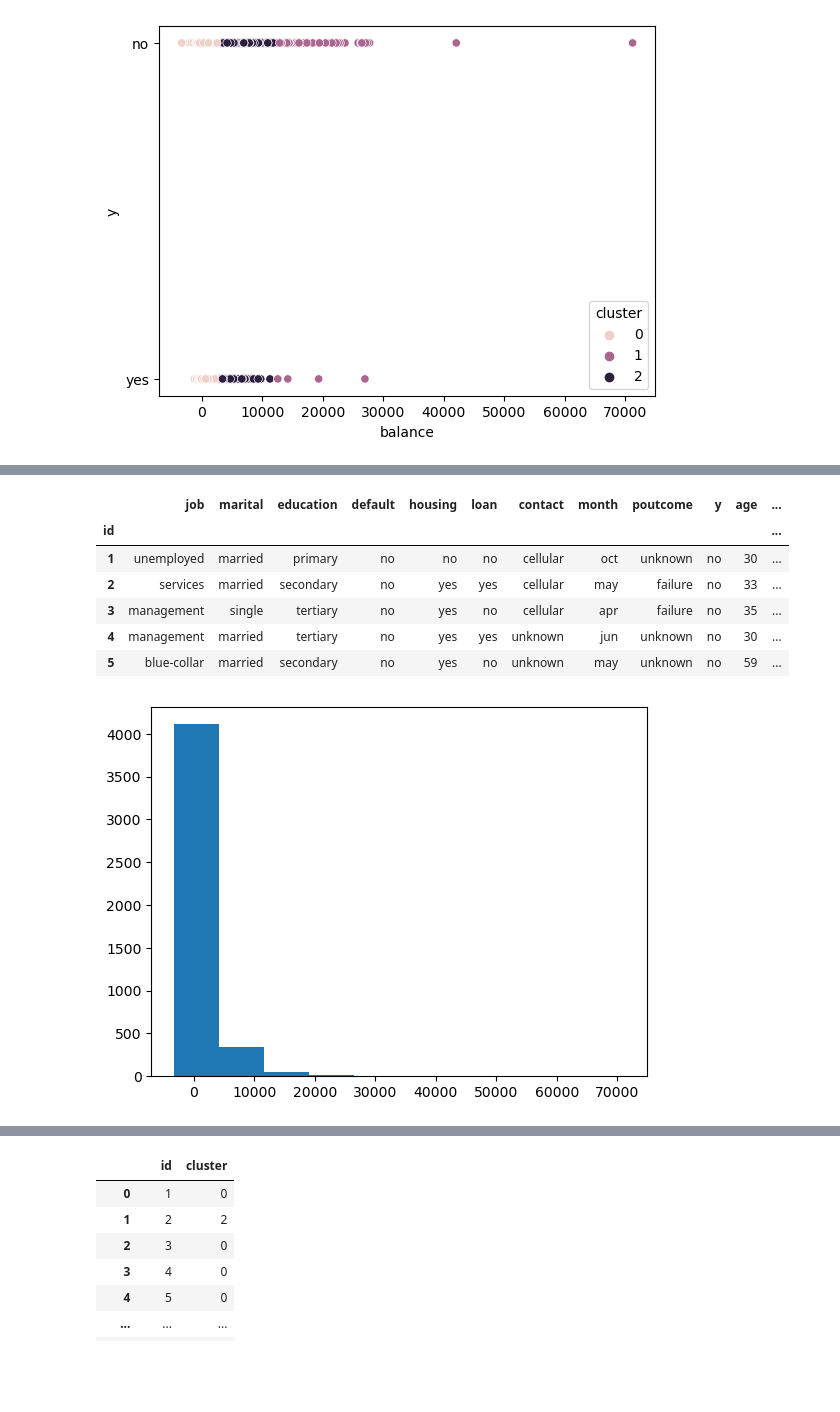
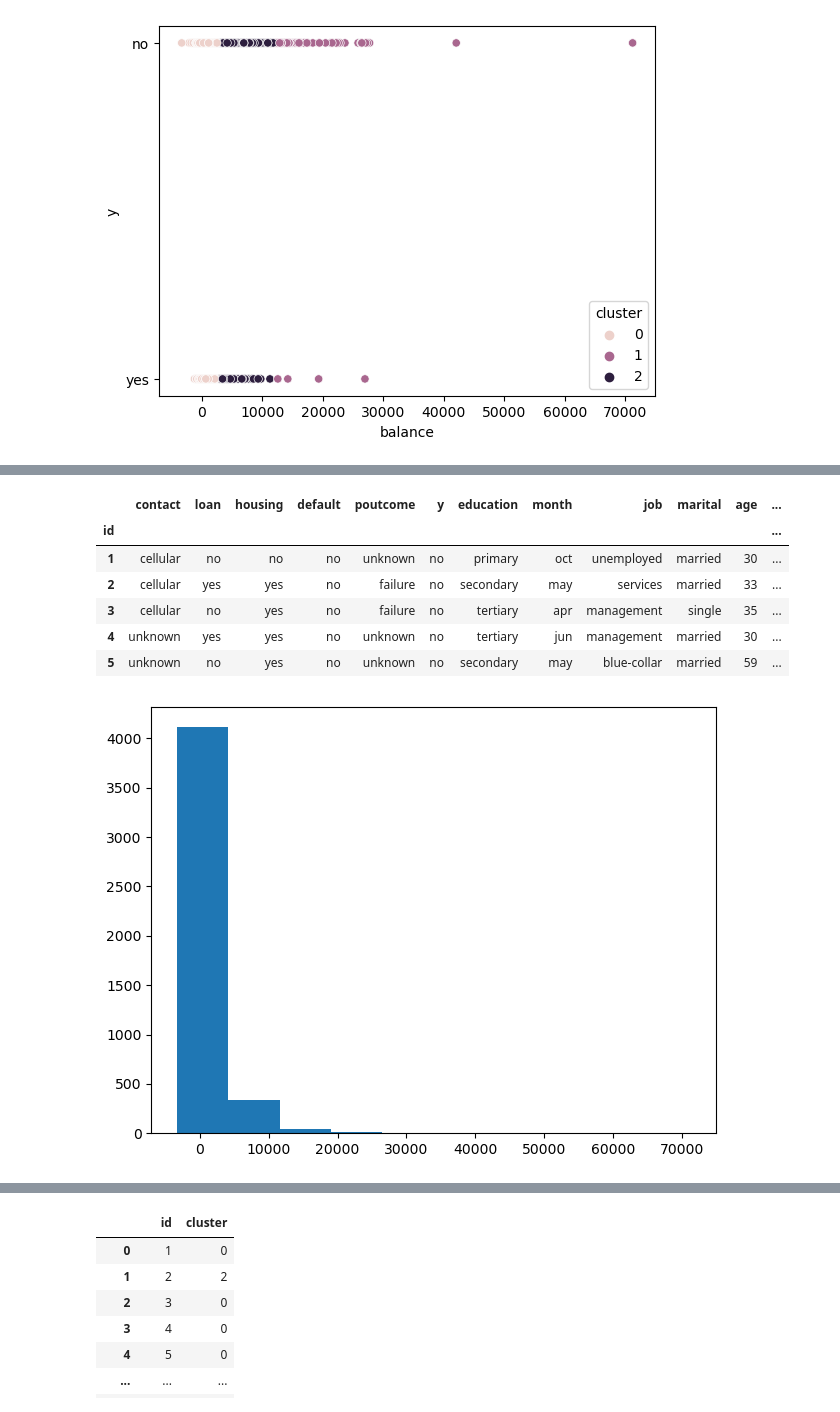
Before and after one commit to tgvp/Bank_Marketing, a Jupyter notebook: bank_marketing_analysis.ipynb, the cells around one changed output, grey strips where cells are left out. Saved outputs shown, nothing was run; the diff lists cells and outputs as text; code cells hidden in the pictures; blank space fills up the shorter version.

Commit message:
updated analysis - included graphs

```diff
--- a/bank_marketing_analysis.ipynb
+++ b/bank_marketing_analysis.ipynb
@@ -117,7 +118,7 @@ Numerical features:
 
 Number of numerical features: 7
 # %%
-categorical_features = [col for col in bank_df.columns if col not in numerical_features]
+categorical_features = list(set(bank_df.columns) - set(numerical_features))
 print(f'Categorical features:\n', *categorical_features, sep='\n- ',
     end=f'\n\nNumber of categorical features: {len(categorical_features)}')
 # %% [output]
@@ -323,15 +334,16 @@ sns.scatterplot(x=encoded_df['balance'], y=encoded_df['y'], hue=encoded_df["clus
 encoded_df['id'] = encoded_df.index + 1
 encoded_df.set_index('id').head(5)
 # %% [output]
-|  | job | marital | education | default | housing | loan | contact | month | poutcome | y | age | ... |
+|  | contact | loan | housing | default | poutcome | y | education | month | job | marital | age | ... |
 | id |  |  |  |  |  |  |  |  |  |  |  | ... |
-| 1 | unemployed | married | primary | no | no | no | cellular | oct | unknown | no | 30 | ... |
-| 2 | services | married | secondary | no | yes | yes | cellular | may | failure | no | 33 | ... |
-| 3 | management | single | tertiary | no | yes | no | cellular | apr | failure | no | 35 | ... |
-| 4 | management | married | tertiary | no | yes | yes | unknown | jun | unknown | no | 30 | ... |
-| 5 | blue-collar | married | secondary | no | yes | no | unknown | may | unknown | no | 59 | ... |
+| 1 | cellular | no | no | no | unknown | no | primary | oct | unemployed | married | 30 | ... |
+| 2 | cellular | yes | yes | no | failure | no | secondary | may | services | married | 33 | ... |
+| 3 | cellular | no | yes | no | failure | no | tertiary | apr | management | single | 35 | ... |
+| 4 | unknown | yes | yes | no | unknown | no | tertiary | jun | management | married | 30 | ... |
+| 5 | unknown | no | yes | no | unknown | no | secondary | may | blue-collar | married | 59 | ... |
 # %%
 plt.hist(encoded_df['balance'])
+plt.tight_layout()
 plt.show()
 # %% [output]
-[figure, old version]
+[figure, new version]
```
Also changed, not shown: parts of 12 cells of this notebook.
